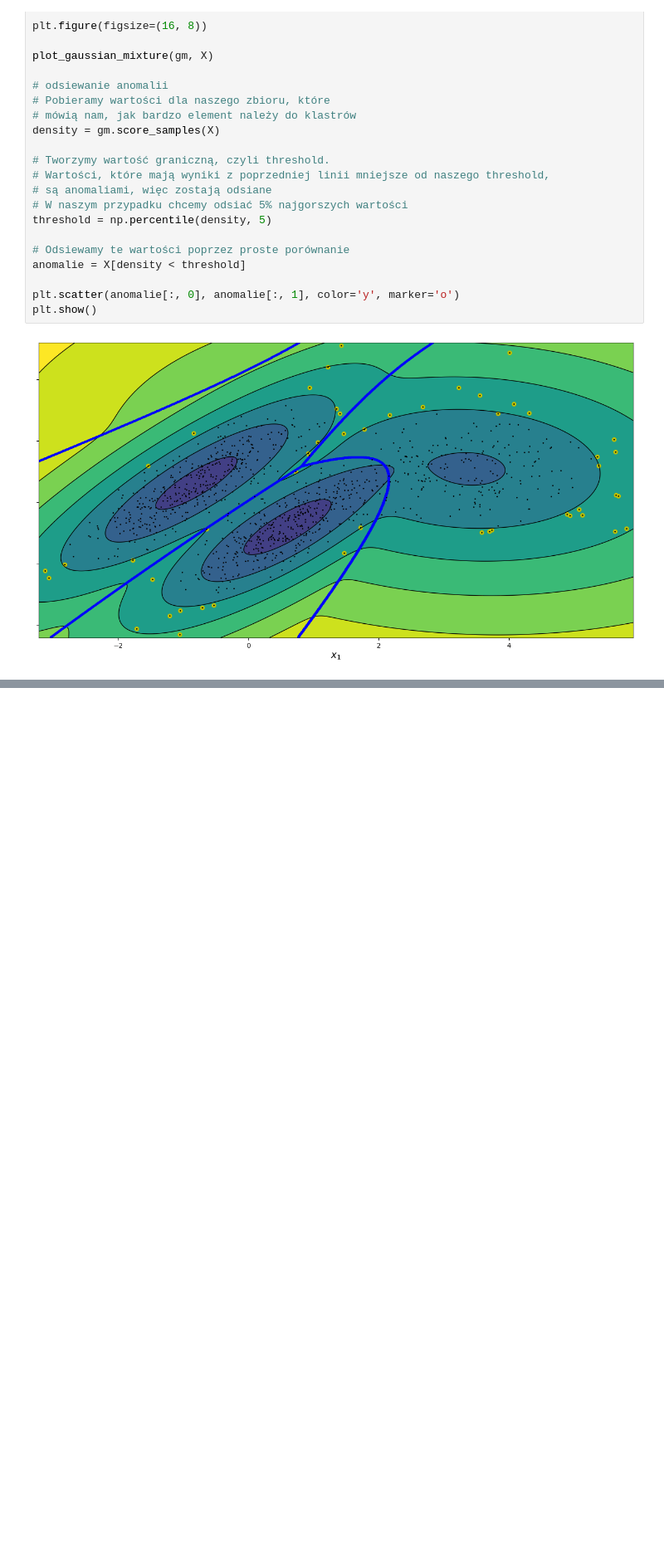
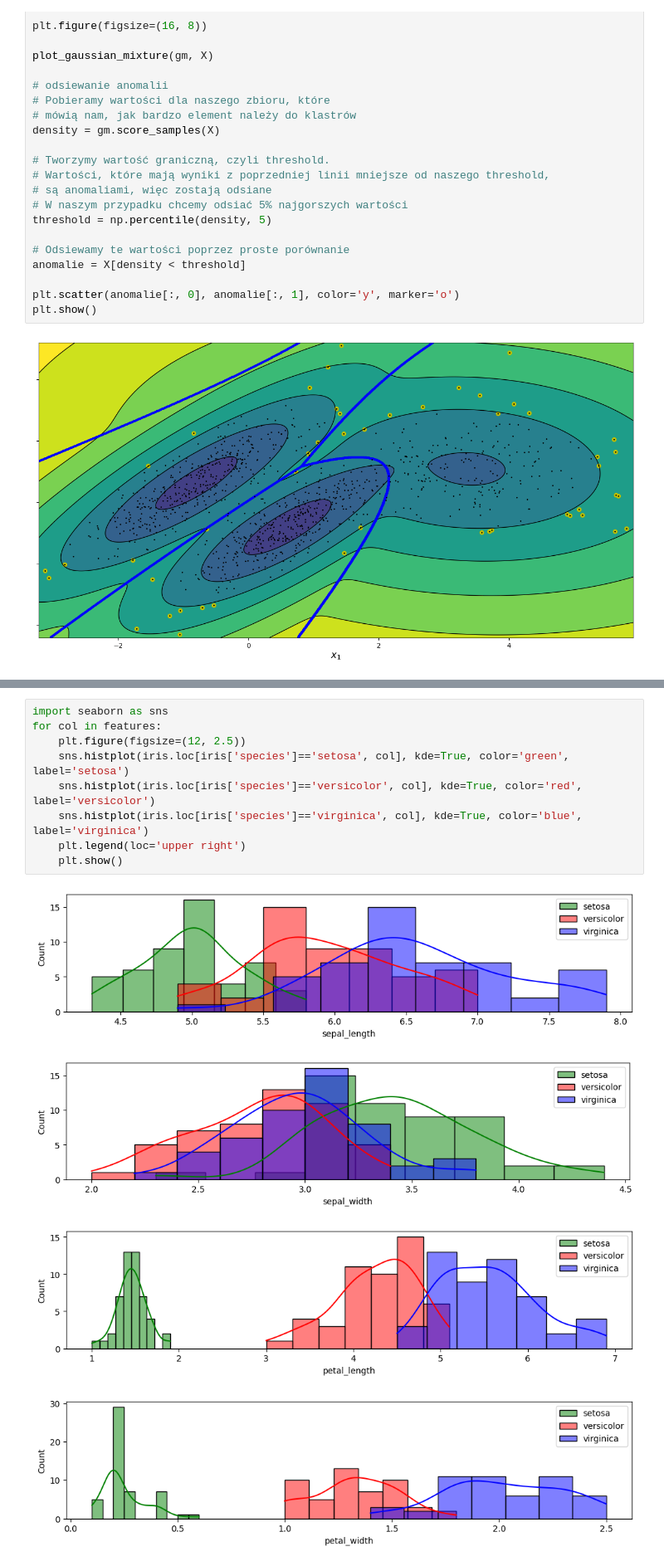
Before and after one commit to magdalenaszczesna93/modul_16, a Jupyter notebook: 16_Unsupervised_learning.ipynb, the cells around one changed output, grey strips where cells are left out. Shown at 83% size. Cells and saved outputs as stored; diff of their text form; blank space fills up the shorter version.

```diff
--- a/16_Unsupervised_learning.ipynb
+++ b/16_Unsupervised_learning.ipynb
@@ -634,0 +821,14 @@ plt.show()
+# %%
+import seaborn as sns
+for col in features:
+    plt.figure(figsize=(12, 2.5))
+    sns.histplot(iris.loc[iris['species']=='setosa', col], kde=True, color='green', label='setosa')
+    sns.histplot(iris.loc[iris['species']=='versicolor', col], kde=True, color='red', label='versicolor')
+    sns.histplot(iris.loc[iris['species']=='virginica', col], kde=True, color='blue', label='virginica')
+    plt.legend(loc='upper right')
+    plt.show()
+# %% [output]
+[figure, added]
+[figure, added]
+[figure, added]
+[figure, added]
```
Also changed, not shown: parts of 33 cells of this notebook.
